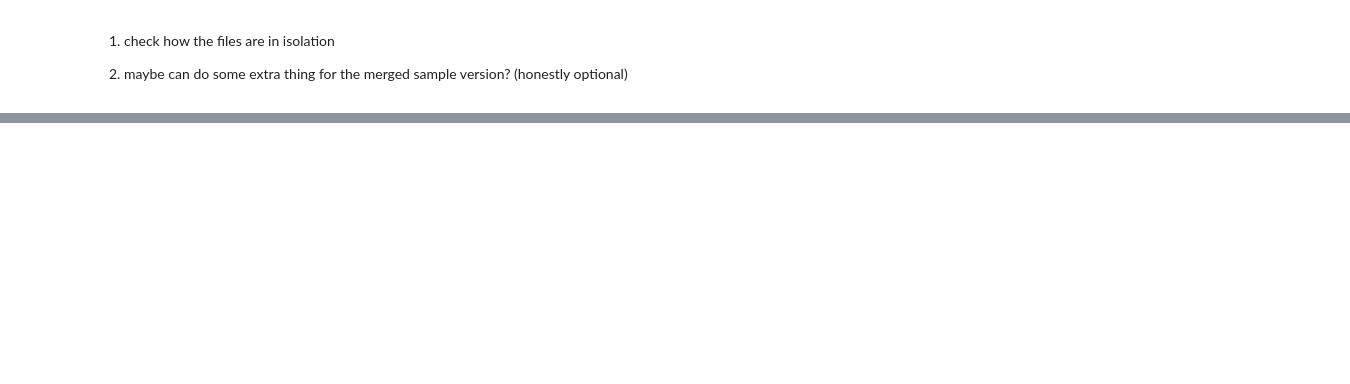
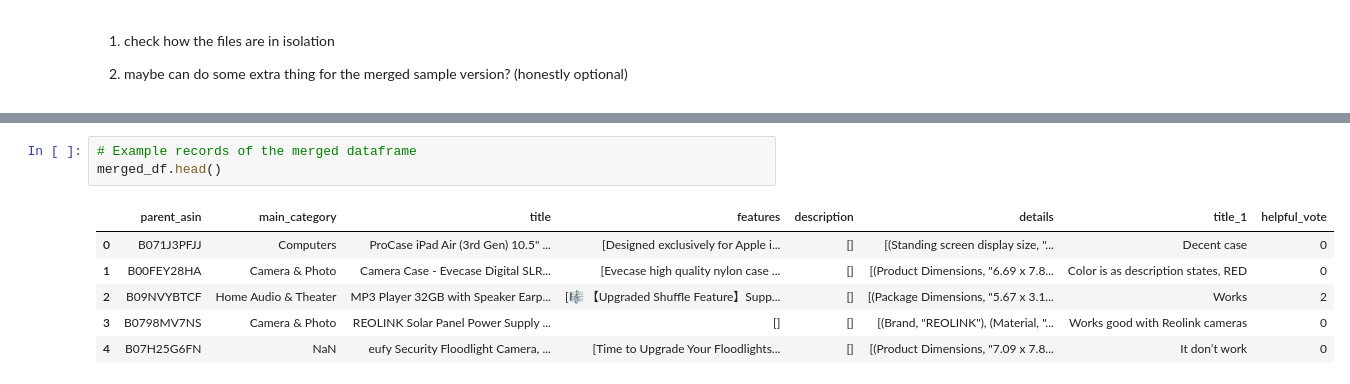
Before and after one commit to Roccolee18/amazon-electronics-recommender-app, a Jupyter notebook: notebooks/milestone1_exploration.ipynb, the cells around one changed output, grey strips where cells are left out. Cells and saved outputs as stored; diff of their text form; blank space fills up the shorter version.

```diff
--- a/notebooks/milestone1_exploration.ipynb
+++ b/notebooks/milestone1_exploration.ipynb
@@ -89,0 +121,10 @@ meta_subset.to_csv("../data/processed/meta_subset.csv",index=False)
+# %%
+# Example records of the merged dataframe
+merged_df.head()
+# %% [output]
+|  | parent_asin | main_category | title | features | description | details | title_1 | helpful_vote |
+| 0 | B071J3PFJJ | Computers | ProCase iPad Air (3rd Gen) 10.5" ... | [Designed exclusively for Apple i... | [] | [(Standing screen display size, "... | Decent case | 0 |
+| 1 | B00FEY28HA | Camera & Photo | Camera Case - Evecase Digital SLR... | [Evecase high quality nylon case ... | [] | [(Product Dimensions, "6.69 x 7.8... | Color is as description states, RED | 0 |
+| 2 | B09NVYBTCF | Home Audio & Theater | MP3 Player 32GB with Speaker Earp... | [🎼 【Upgraded Shuffle Feature】Supp... | [] | [(Package Dimensions, "5.67 x 3.1... | Works | 2 |
+| 3 | B0798MV7NS | Camera & Photo | REOLINK Solar Panel Power Supply ... | [] | [] | [(Brand, "REOLINK"), (Material, "... | Works good with Reolink cameras | 0 |
+| 4 | B07H25G6FN | NaN | eufy Security Floodlight Camera, ... | [Time to Upgrade Your Floodlights... | [] | [(Product Dimensions, "7.09 x 7.8... | It don’t work | 0 |
```
Also changed, not shown: parts of 14 cells of this notebook, 1 other file.
